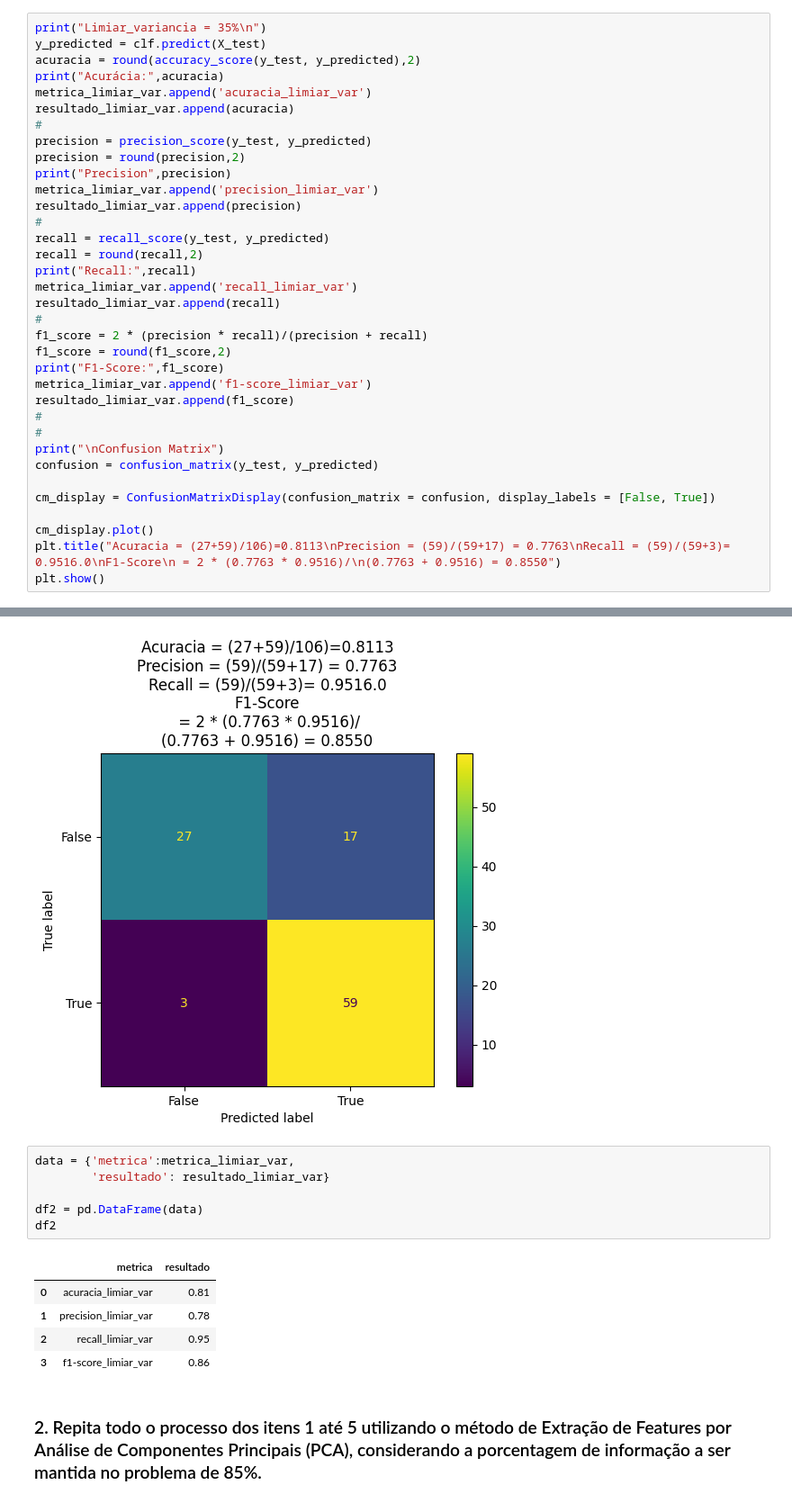
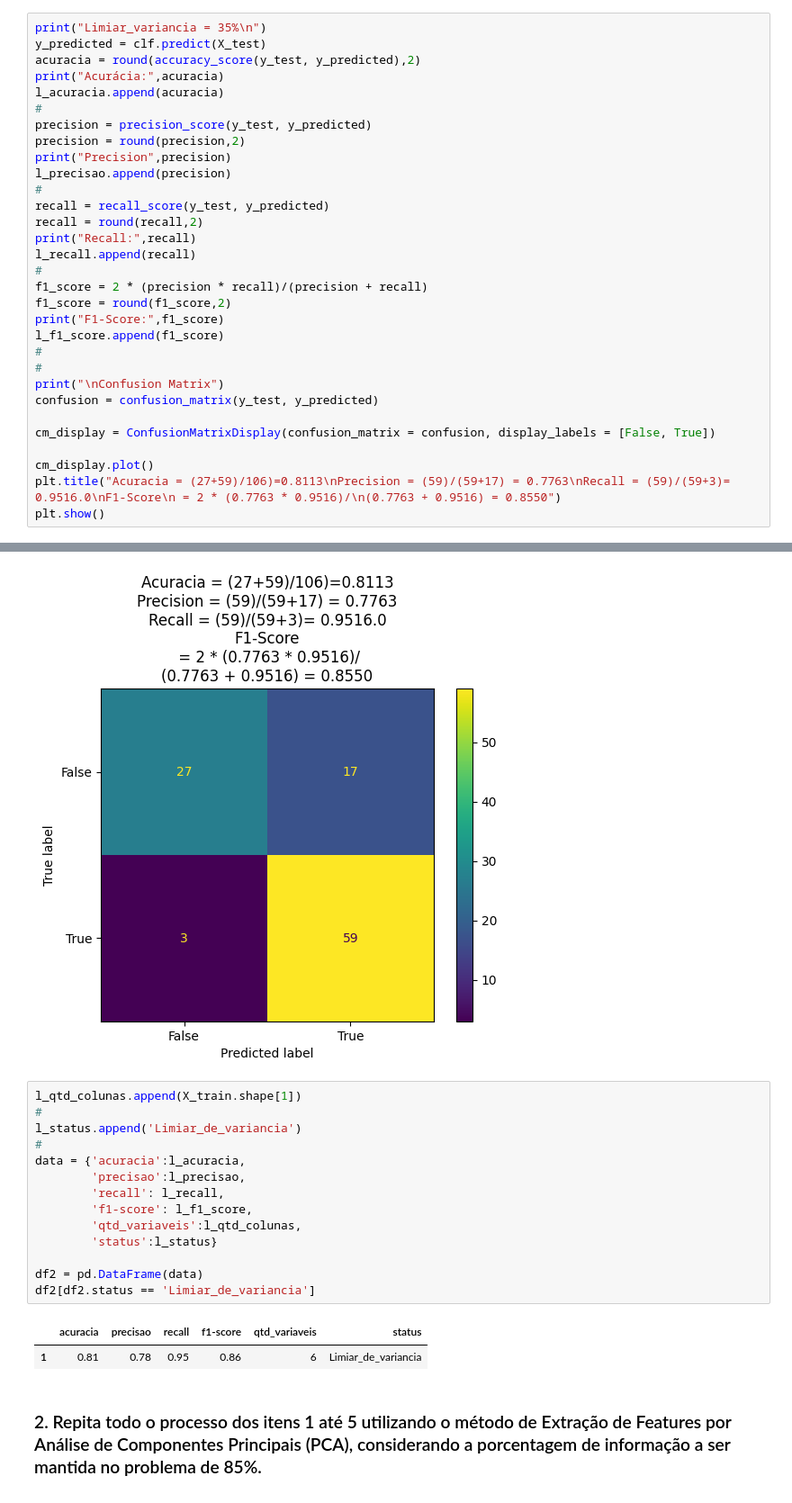
Before and after one commit to silviolima07/PUC_residencia_tec_ml, a Jupyter notebook: aula_13_Assincrona_Ativ_Practica_02.ipynb, the cells around one changed output, grey strips where cells are left out. Shown at 90% size. Cells and saved outputs as stored; diff of their text form.

```diff
--- a/aula_13_Assincrona_Ativ_Practica_02.ipynb
+++ b/aula_13_Assincrona_Ativ_Practica_02.ipynb
@@ -361,26 +365,22 @@ print("Limiar_variancia = 35%\n")
 y_predicted = clf.predict(X_test)
 acuracia = round(accuracy_score(y_test, y_predicted),2)
 print("Acurácia:",acuracia)
-metrica_limiar_var.append('acuracia_limiar_var')
-resultado_limiar_var.append(acuracia)
+l_acuracia.append(acuracia)
 #
 precision = precision_score(y_test, y_predicted)
 precision = round(precision,2)
 print("Precision",precision)
-metrica_limiar_var.append('precision_limiar_var')
-resultado_limiar_var.append(precision)
+l_precisao.append(precision)
 #
 recall = recall_score(y_test, y_predicted)
 recall = round(recall,2)
 print("Recall:",recall)
-metrica_limiar_var.append('recall_limiar_var')
-resultado_limiar_var.append(recall)
+l_recall.append(recall)
 #
 f1_score = 2 * (precision * recall)/(precision + recall)
 f1_score = round(f1_score,2)
 print("F1-Score:",f1_score)
-metrica_limiar_var.append('f1-score_limiar_var')
-resultado_limiar_var.append(f1_score)
+l_f1_score.append(f1_score)
 #
 #
 print("\nConfusion Matrix")
@@ -401,18 +401,23 @@ F1-Score: 0.86
 
 Confusion Matrix
 [figure]
-# %%
-data = {'metrica':metrica_limiar_var,
-        'resultado': resultado_limiar_var}
-
-df2 = pd.DataFrame(data)
-df2
-# %% [output]
-|  | metrica | resultado |
-| 0 | acuracia_limiar_var | 0.81 |
-| 1 | precision_limiar_var | 0.78 |
-| 2 | recall_limiar_var | 0.95 |
-| 3 | f1-score_limiar_var | 0.86 |
+# %%
+l_qtd_colunas.append(X_train.shape[1])
+#
+l_status.append('Limiar_de_variancia')
+#
+data = {'acuracia':l_acuracia,
+        'precisao':l_precisao,
+        'recall': l_recall,
+        'f1-score': l_f1_score,
+        'qtd_variaveis':l_qtd_colunas,
+        'status':l_status}
+
+df2 = pd.DataFrame(data)
+df2[df2.status == 'Limiar_de_variancia']
+# %% [output]
+|  | acuracia | precisao | recall | f1-score | qtd_variaveis | status |
+| 1 | 0.81 | 0.78 | 0.95 | 0.86 | 6 | Limiar_de_variancia |
 # %% [markdown]
 ### 2. Repita todo o processo dos itens 1 até 5 utilizando o método de Extração de Features por Análise de Componentes Principais (PCA), considerando a porcentagem de informação a ser mantida no problema de 85%.
 # %% [markdown]
```
Also changed, not shown: parts of 23 cells of this notebook.
